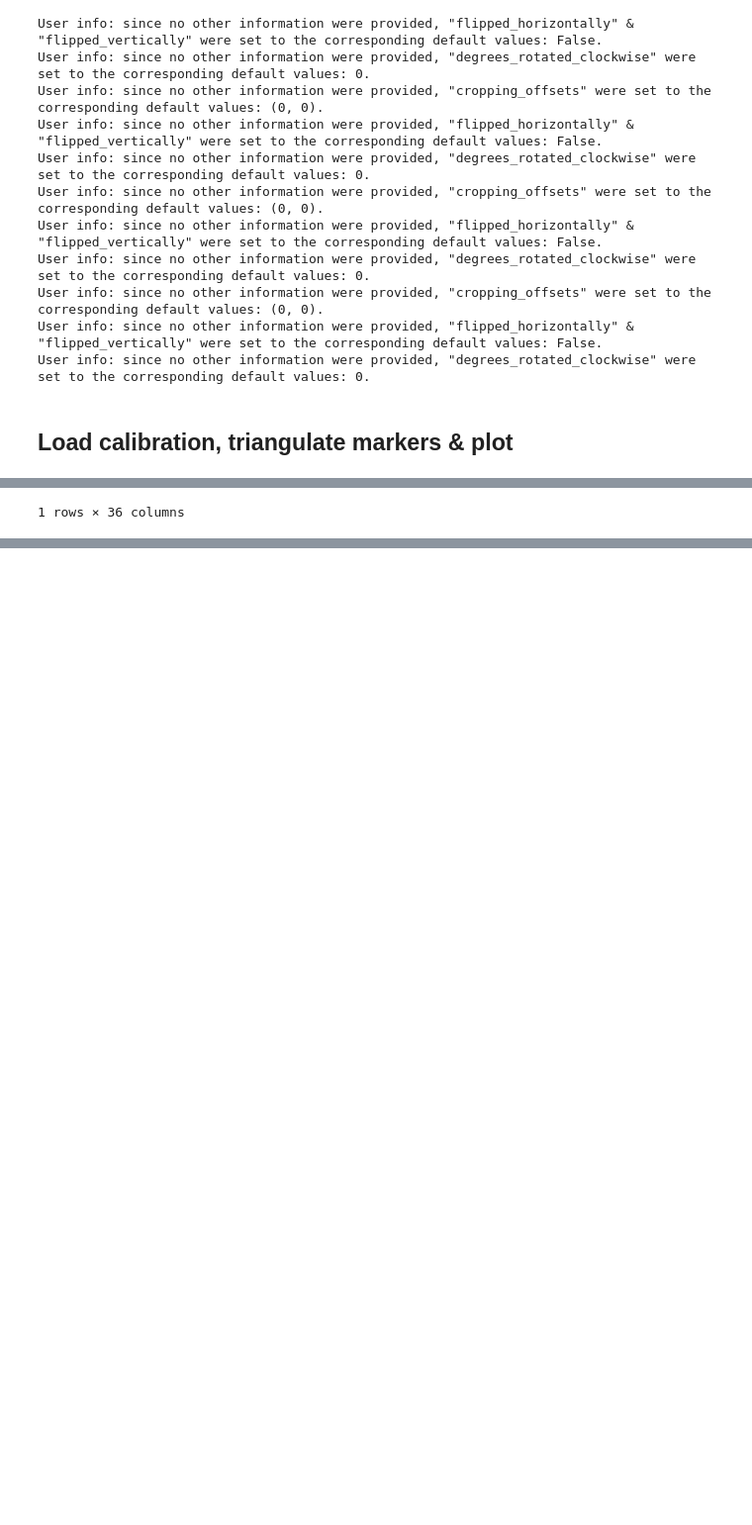
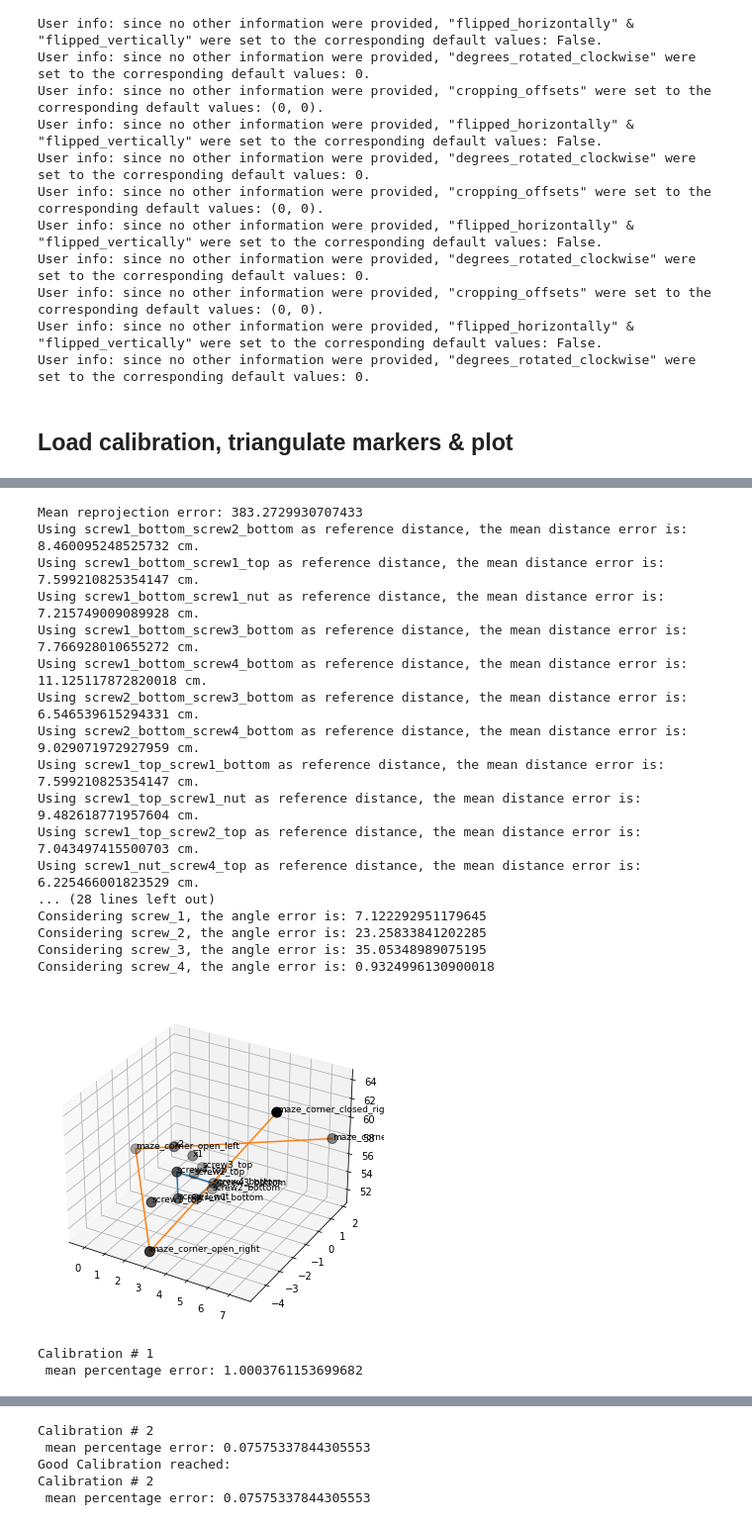
Before and after one commit to retune-commons/let_it_be_3D, a Jupyter notebook: evaluate_calibration_on_GT_optimiser.ipynb, the cells around one changed output, grey strips where cells are left out. Shown at 99% size. Drawn from its saved outputs; the diff is of its cells as text; code cells hidden in the pictures; blank space fills up the shorter version.

```diff
--- a/evaluate_calibration_on_GT_optimiser.ipynb
+++ b/evaluate_calibration_on_GT_optimiser.ipynb
@@ -21,8 +28,6 @@ config = read_config("config.yaml")
 - `'test_data/evaluate_calibration/calibration_00/'`
 - `'test_data/evaluate_calibration/calibration_01/'`
 - `'test_data/evaluate_calibration/calibration_02/'`
-# %%
-test_data_dir = Path('./test_data/Charuco_220825/')
 # %% [markdown]
 ## Create individual camera objects with intrinsic calibrations & 2D coordinates of detected markers
 # %%
@@ -171,0 +81,3 @@ opt_cal, scores, percentages = find_optimal_calibration(anipose_calibration,
+# %%
+PATH_TO_CAL = './test_data/evaluate_calibration/calibration_0'
+CAL_FILE = "/anipose_calibration_all_cams.toml"
@@ -172,2 +87,38 @@ opt_cal, scores, percentages = find_optimal_calibration(anipose_calibration,
 # %%
-percentages
+def finding_optimal_calibration(single_cams,config, path_to_cal, cal_file, max_iters):
+
+    calibration_distances = pd.DataFrame(columns=None, index=None)
+    calibration_percentages = pd.DataFrame(columns=None, index=None)
+
+    ##### INITIALIZE CALIBRATION #######
+    calibrations_counter = 0
+    error = 1
+    while error>0.1:
+        if calibrations_counter < max_iters:
+            calibration_n = str(calibrations_counter)
+            anipose_calibration = CalibrationForAnipose3DTracking(single_cams_to_calibrate = single_cams)
+            anipose_calibration.load_calibration(filepath = path_to_cal + calibration_n + cal_file)
+            anipose_calibration.evaluate_triangulation_of_test_position_markers(config)
+            calibration_errors = anipose_calibration.anipose_io['distance_errors_in_cm']
+            calibration_angles_errors = anipose_calibration.anipose_io['angles_error_screws_plan']
+            for reference in calibration_errors.keys():
+                all_percentage_errors = [percentage_error for marker_id_a, marker_id_b, distance_error, percentage_error in calibration_errors[reference]['individual_errors']]
+
+            #    all_angle_percentage_errors = [percentage_error for marker_id_a, marker_id_b, distance_error, percentage_error in calibration_angles_errors[reference]['individual_errors']]
+
+            mean_dist_err_percentage = np.asarray(all_percentage_errors).mean()
+            #mean_angle_err_percentage = np.asarray(all_angle_percentage_errors).mean()
+            #error = (mean_percentage + mean_angle_err_percentage)/2
+
+            error = mean_dist_err_percentage
+
+        else:
+            raise ValueError("Couldn't converge")
+
+        calibrations_counter+=1
+
+        print("Calibration # "+ str(calibrations_counter)+
+              "\n mean percentage error: "+ str(mean_dist_err_percentage))
+    print("Good Calibration reached: \n" +
+         "Calibration # "+ str(calibrations_counter)+
+              "\n mean percentage error: "+ str(mean_dist_err_percentage))
@@ -178,3 +125,3 @@ percentages
 # %%
-scores
+finding_optimal_calibration(single_cams,config, PATH_TO_CAL, CAL_FILE, max_iters=3)
 # %% [output]
@@ -183 +128,20 @@ scores
-1 rows × 36 columns
+Mean reprojection error: 383.2729930707433
+Using screw1_bottom_screw2_bottom as reference distance, the mean distance error is: 8.460095248525732 cm.
+Using screw1_bottom_screw1_top as reference distance, the mean distance error is: 7.599210825354147 cm.
+Using screw1_bottom_screw1_nut as reference distance, the mean distance error is: 7.215749009089928 cm.
+Using screw1_bottom_screw3_bottom as reference distance, the mean distance error is: 7.766928010655272 cm.
+Using screw1_bottom_screw4_bottom as reference distance, the mean distance error is: 11.125117872820018 cm.
+Using screw2_bottom_screw3_bottom as reference distance, the mean distance error is: 6.546539615294331 cm.
+Using screw2_bottom_screw4_bottom as reference distance, the mean distance error is: 9.029071972927959 cm.
+Using screw1_top_screw1_bottom as reference distance, the mean distance error is: 7.599210825354147 cm.
+Using screw1_top_screw1_nut as reference distance, the mean distance error is: 9.482618771957604 cm.
+Using screw1_top_screw2_top as reference distance, the mean distance error is: 7.043497415500703 cm.
+Using screw1_nut_screw4_top as reference distance, the mean distance error is: 6.225466001823529 cm.
+... (28 lines left out)
+Considering screw_1, the angle error is: 7.122292951179645
+Considering screw_2, the angle error is: 23.25833841202285
+Considering screw_3, the angle error is: 35.05348989075195
+Considering screw_4, the angle error is: 0.9324996130900018
+[figure, added]
+Calibration # 1
+ mean percentage error: 1.0003761153699682
@@ -183,0 +166,5 @@ scores
+Calibration # 2
+ mean percentage error: 0.07575337844305553
+Good Calibration reached:
+Calibration # 2
+ mean percentage error: 0.07575337844305553
```
Also changed, not shown: parts of 9 cells of this notebook, 1 other file.
